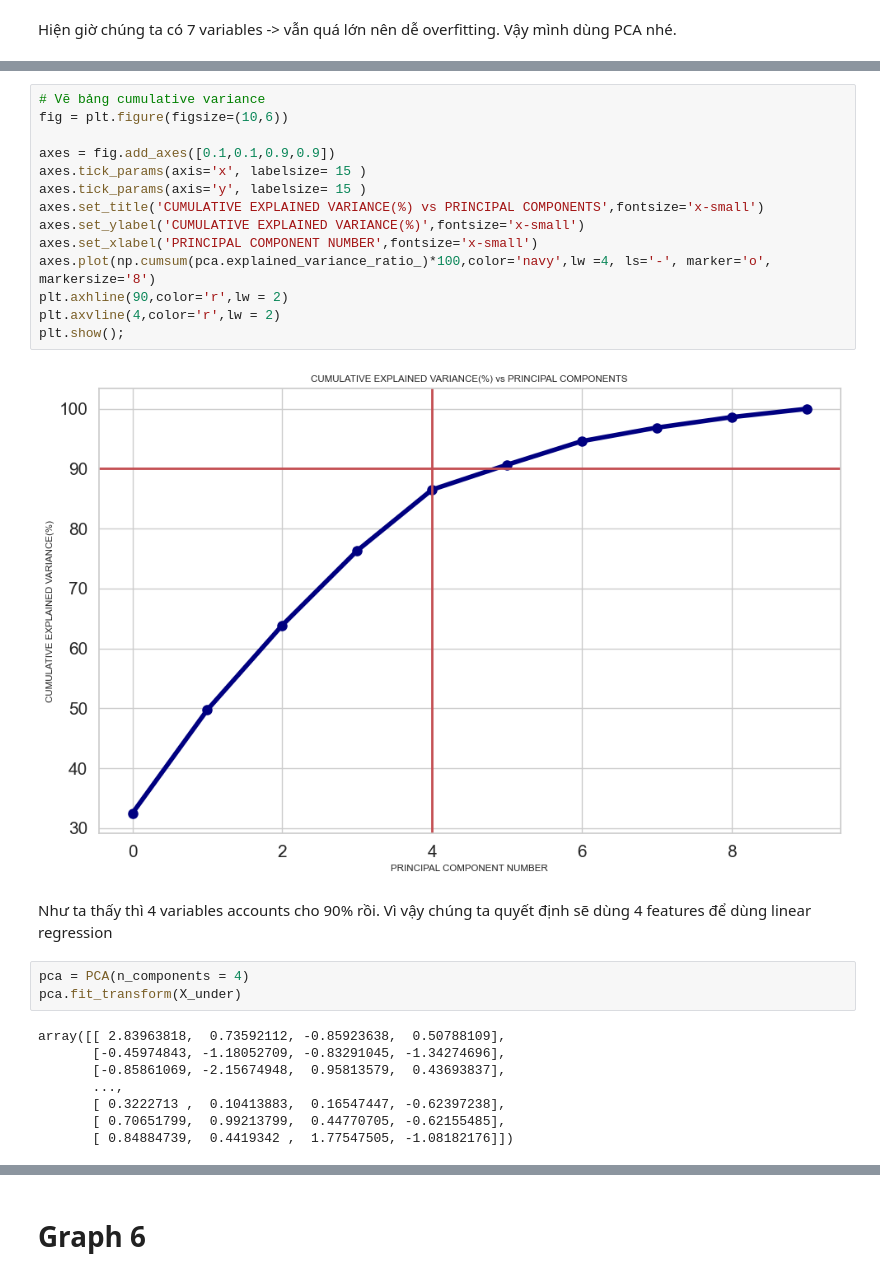
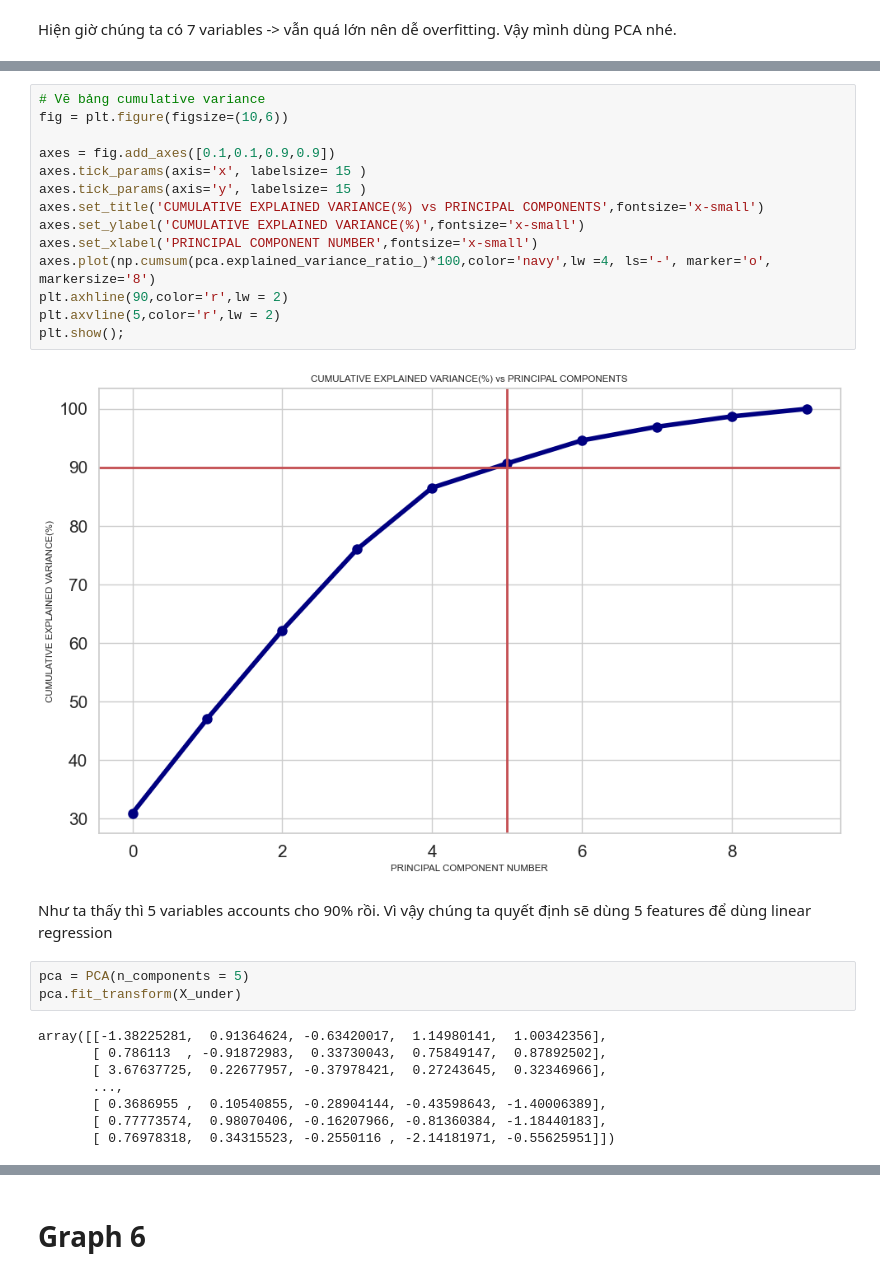
Before and after one commit to TranHap/Stroke-prediction, a Jupyter notebook: Official.ipynb, the cells around one changed output, grey strips where cells are left out. Cells and saved outputs as stored; diff of their text form.

```diff
--- a/Official.ipynb
+++ b/Official.ipynb
@@ -252,29 +248,29 @@ array([[ 2.83963818,  0.73592112, -0.85923638, ...,  0.05880347,
 # %%
 # Vẽ bảng cumulative variance
 fig = plt.figure(figsize=(10,6))
 
 axes = fig.add_axes([0.1,0.1,0.9,0.9])
 axes.tick_params(axis='x', labelsize= 15 )
 axes.tick_params(axis='y', labelsize= 15 )
 axes.set_title('CUMULATIVE EXPLAINED VARIANCE(%) vs PRINCIPAL COMPONENTS',fontsize='x-small')
 axes.set_ylabel('CUMULATIVE EXPLAINED VARIANCE(%)',fontsize='x-small')
 axes.set_xlabel('PRINCIPAL COMPONENT NUMBER',fontsize='x-small')
 axes.plot(np.cumsum(pca.explained_variance_ratio_)*100,color='navy',lw =4, ls='-', marker='o', markersize='8')
 plt.axhline(90,color='r',lw = 2)
-plt.axvline(4,color='r',lw = 2)
+plt.axvline(5,color='r',lw = 2)
 plt.show();
 # %% [output]
-[figure, old version]
+[figure, new version]
 # %% [markdown]
-Như ta thấy thì 4 variables accounts cho 90% rồi. Vì vậy chúng ta quyết định sẽ dùng 4 features để dùng linear regression
+Như ta thấy thì 5 variables accounts cho 90% rồi. Vì vậy chúng ta quyết định sẽ dùng 5 features để dùng linear regression
 # %%
-pca = PCA(n_components = 4)
+pca = PCA(n_components = 5)
 pca.fit_transform(X_under)
 # %% [output]
-array([[ 2.83963818,  0.73592112, -0.85923638,  0.50788109],
-       [-0.45974843, -1.18052709, -0.83291045, -1.34274696],
-       [-0.85861069, -2.15674948,  0.95813579,  0.43693837],
+array([[-1.38225281,  0.91364624, -0.63420017,  1.14980141,  1.00342356],
+       [ 0.786113  , -0.91872983,  0.33730043,  0.75849147,  0.87892502],
+       [ 3.67637725,  0.22677957, -0.37978421,  0.27243645,  0.32346966],
        ...,
-       [ 0.3222713 ,  0.10413883,  0.16547447, -0.62397238],
-       [ 0.70651799,  0.99213799,  0.44770705, -0.62155485],
-       [ 0.84884739,  0.4419342 ,  1.77547505, -1.08182176]])
+       [ 0.3686955 ,  0.10540855, -0.28904144, -0.43598643, -1.40006389],
+       [ 0.77773574,  0.98070406, -0.16207966, -0.81360384, -1.18440183],
+       [ 0.76978318,  0.34315523, -0.2550116 , -2.14181971, -0.55625951]])
```
Also changed, not shown: parts of 43 cells of this notebook, 4 other files.
